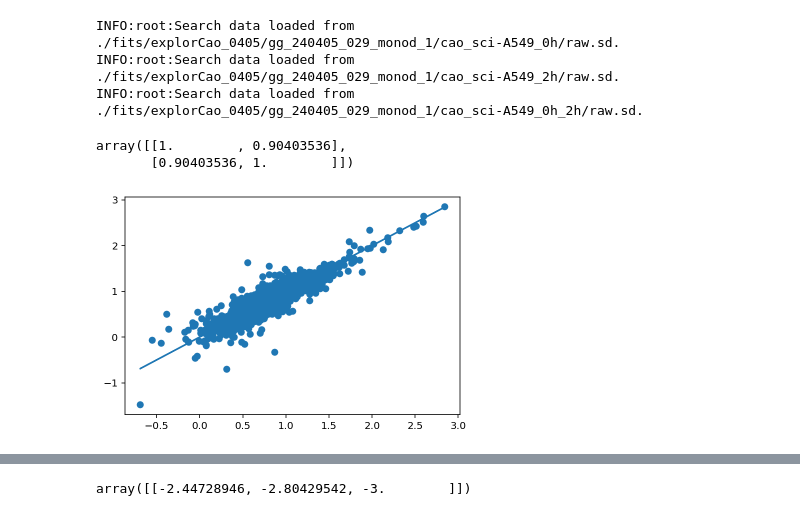
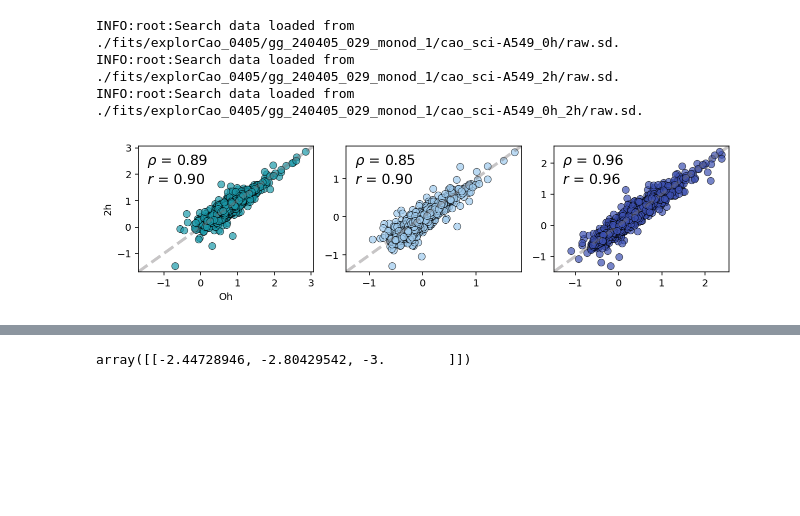
Before and after one commit to tarachari3/perturbCME, a Jupyter notebook: notebooks/20240202_cao_scifate_monod.ipynb, the cells around one changed output, grey strips where cells are left out. Drawn from its saved outputs; the diff is of its cells as text; code cells hidden in the pictures; blank space fills up the shorter version.

Commit message:
Figures for paper

```diff
--- a/notebooks/20240202_cao_scifate_monod.ipynb
+++ b/notebooks/20240202_cao_scifate_monod.ipynb
@@ -622,10 +622,71 @@ INFO:root:Search data loaded from ./fits/explorCao_0405/gg_240405_029_monod_1/ca
 # %%
 #Check params in 0h vs 2h
 gf_rej = ~(sr_arr_monod[0].rejected_genes | sr_arr_monod[1].rejected_genes)
-plt.scatter(sr_arr_monod[0].param_estimates[0,gf_rej,0],sr_arr_monod[1].param_estimates[0,gf_rej,0])
-plt.plot(sr_arr_monod[0].param_estimates[0,gf_rej,0],sr_arr_monod[0].param_estimates[0,gf_rej,0])
-np.corrcoef(sr_arr_monod[0].param_estimates[0,gf_rej,0],sr_arr_monod[1].param_estimates[0,gf_rej,0])
+
+
+fig, ax = plt.subplots(nrows=1, ncols=3, figsize=(9,2.5))
+rho =[]
+p = []
+
+#Colors
+col_all_par = '#4472C4'
+col_b = '#1B9AAA'
+col_beta = '#9fcbee'
+col_gamma ='#3C50B1'
+
+#b vs b
+g=sns.scatterplot(x=sr_arr_monod[0].param_estimates[0,gf_rej,0],
+                  y=sr_arr_monod[1].param_estimates[0,gf_rej,0],
+                    s=50,edgecolor='black',color=col_b, alpha=0.7,ax=ax[0],legend=False)
+
+rho += [np.corrcoef(sr_arr_monod[0].param_estimates[0,gf_rej,0],
+                    sr_arr_monod[1].param_estimates[0,gf_rej,0])[0,1]]
+p += [scipy.stats.spearmanr(sr_arr_monod[0].param_estimates[0,gf_rej,0],
+                    sr_arr_monod[1].param_estimates[0,gf_rej,0])[0]]
+
+
+#beta vs beta
+g1=sns.scatterplot(x=sr_arr_monod[0].param_estimates[0,gf_rej,1],
+                  y=sr_arr_monod[1].param_estimates[0,gf_rej,1],
+                    s=50,edgecolor='black',color=col_beta, alpha=0.7,ax=ax[1],legend=False)
+
+rho += [np.corrcoef(sr_arr_monod[0].param_estimates[0,gf_rej,1],
+                    sr_arr_monod[1].param_estimates[0,gf_rej,1])[0,1]]
+p += [scipy.stats.spearmanr(sr_arr_monod[0].param_estimates[0,gf_rej,1],
+                    sr_arr_monod[1].param_estimates[0,gf_rej,1])[0]]
+
+#gammas
+g2=sns.scatterplot(x=sr_arr_monod[0].param_estimates[0,gf_rej,2],
+                  y=sr_arr_monod[1].param_estimates[0,gf_rej,2],
+                    s=50,edgecolor='black',color=col_gamma, alpha=0.7,ax=ax[2],legend=False)
+
+rho += [np.corrcoef(sr_arr_monod[0].param_estimates[0,gf_rej,2],
+                    sr_arr_monod[1].param_estimates[0,gf_rej,2])[0,1]]
+p += [scipy.stats.spearmanr(sr_arr_monod[0].param_estimates[0,gf_rej,2],
+                    sr_arr_monod[1].param_estimates[0,gf_rej,2])[0]]
+
+ax[0].set_xlabel('Oh')
+ax[0].set_ylabel('2h')
+
+for i, a in enumerate(ax.flat):
+
+
+        bot,top = a.get_ylim()
+        left,right = a.get_xlim()
+
+        newl = np.min([bot,left])
+        newr = np.max([top,right])
+
+        a.set_xlim((newl,newr))
+        a.set_ylim((newl,newr))
+
+        a.text(.05,.7,r'$r$ = {:.2f}'.format(rho[i-3]),fontsize=14,transform=a.transAxes)
+        a.text(.05,.85,r'$\rho$ = {:.2f}'.format(p[i-3]),fontsize=14,transform=a.transAxes)
+
+        a.plot(a.get_xlim(),a.get_xlim(),'--',color=[116/255,112/255,113/255],linewidth=3,alpha=0.4)
+
+
+plt.tight_layout()
+plt.savefig('cao_Monod_param_corrs.pdf')
 # %% [output]
-array([[1.        , 0.90403536],
-       [0.90403536, 1.        ]])
-[figure, old version]
+[figure, new version]
```
Also changed, not shown: parts of 25 cells of this notebook, 6 other files.
